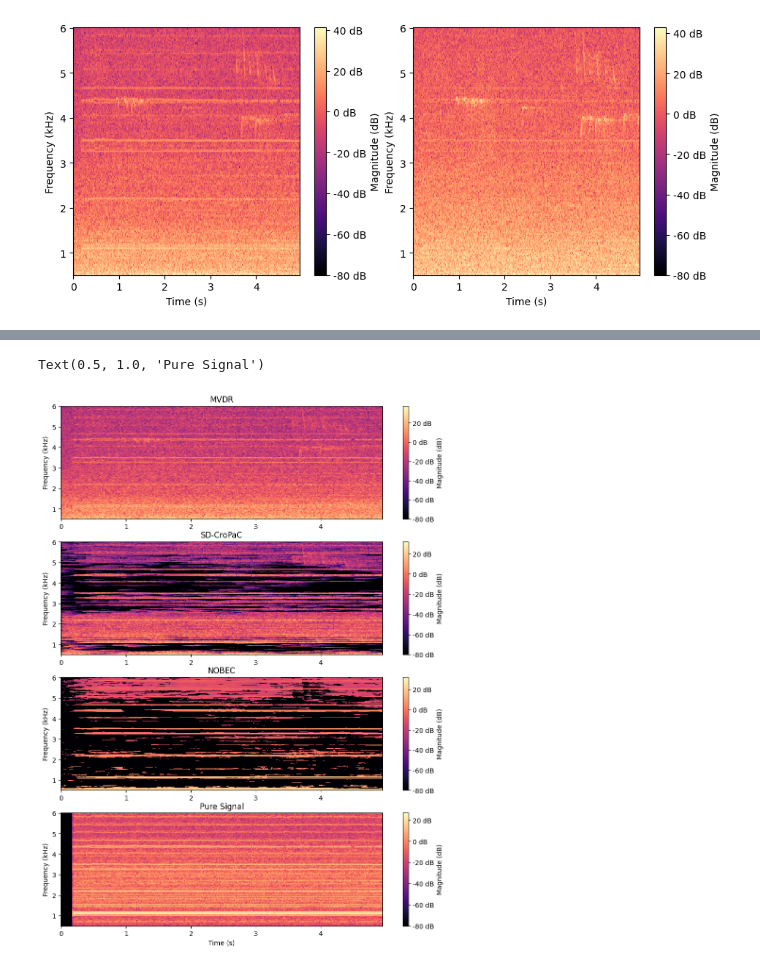
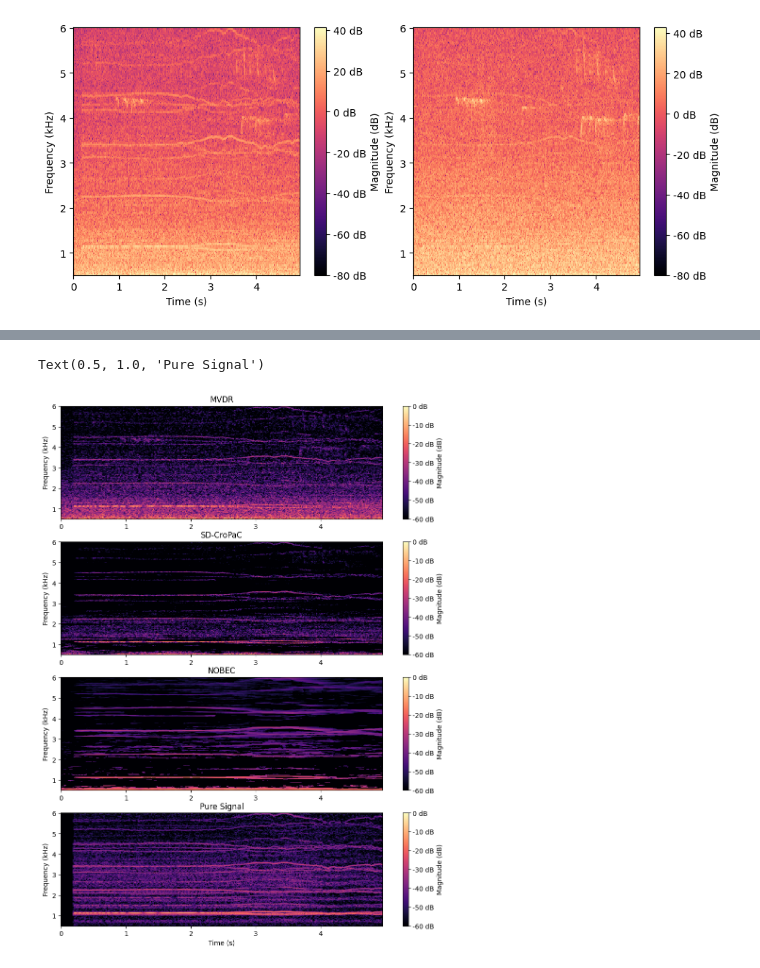
Before and after one commit to UnilK/dippa, a Jupyter notebook: experiments/algorithm_test.ipynb, the cells around one changed output, grey strips where cells are left out. Drawn from its saved outputs; the diff is of its cells as text; code cells hidden in the pictures.

Commit message:
graph doodling

```diff
--- a/experiments/algorithm_test.ipynb
+++ b/experiments/algorithm_test.ipynb
@@ -29,7 +29,7 @@ target_position = np.array([70, 0, 10])
 scene = scene_stationary(duration, sr, target_position)
 #target_sound = prepare_drone_audio(scene, sensor_array, "../samples/mavic4_steady.wav", duration, sr, db2lin(65-60))
 #target_sound = prepare_drone_audio(scene, sensor_array, "../samples/mini3_steady.wav", duration, sr, db2lin(58-60))
-target_sound = prepare_drone_audio(scene, sensor_array, "../samples/neo_steady.wav", duration, sr, db2lin(68-60))
+target_sound = prepare_drone_audio(scene, sensor_array, "../samples/neo_flight.wav", duration, sr, db2lin(68-60))
 
 audio = noise + target_sound
 
@@ -74,43 +74,45 @@ das_estimator = DAS_PSDE(params)
 ch0_estimator = CH0_PSDE(params)
 mvdr_estimator = MVDR_PSDE(params, db2lin(0))
 cropac_estimator = CroPaC_Gain(params)
-dobec_estimator = DOBEC_PSDE(params)
-nobec_estimator = NOBEC_PSDE(params, db2lin(0))
+dobec_estimator = DOBEC_PSDE(params, db2lin(-12))
+nobec_estimator = NOBEC_PSDE(params, db2lin(0), 0)
 
 Sx = np.array([compute_covariance_matrices(snap) for snap in snaps])
 Sx = fb_average(Sx, sensor_array.positions)
-smooth_Sx = time_average(Sx, smoothing_alpha(sr*0.125, step, 0.5))
+smooth_Sx = time_average(Sx, smoothing_alpha(sr*0.1, step, 0.5))
 
 ch0_psd = np.array([ch0_estimator.estimate_psd(s) for s in Sx])
 das_psd = np.array([das_estimator.estimate_psd(s) for s in Sx])
 mvdr_psd = np.array([mvdr_estimator.update_and_estimate(params, s) for s in Sx])
 cropac_gain = np.array([cropac_estimator.estimate_psd(s) for s in smooth_Sx])
 dobec_psd = np.array([dobec_estimator.estimate_psd(s) for s in smooth_Sx])
 nobec_psd = np.array([nobec_estimator.update_and_estimate(params, s) for s in smooth_Sx])
+
+noise_level = np.max(pow2db(ch0_psd))
 
 cropac_gain = time_average(cropac_gain, smoothing_alpha(sr*0.025, step, 0.5))
 cropac_psd = mvdr_psd * (cropac_gain**2)
 
 St = np.array([compute_covariance_matrices(snap) for snap in target_snaps])
 target_psd = np.array([das_estimator.estimate_psd(s) for s in St])
 
 psa = psd_to_sound(nobec_psd, das_snaps, window, tidx, validf)
 display(Audio(psa, rate=sr))
 
 fig = plt.figure(figsize=(fig_width, fig_width*1.3))
 ax3 = fig.add_subplot(411)
 ax5 = fig.add_subplot(412)
 ax6 = fig.add_subplot(413)
 ax8 = fig.add_subplot(414)
-plot_spectrogram(ax3, f, tidx/sr, pow2db(mvdr_psd).T, x_label=False)
-plot_spectrogram(ax5, f, tidx/sr, pow2db(cropac_psd).T, x_label=False)
-plot_spectrogram(ax6, f, tidx/sr, pow2db(nobec_psd).T, x_label=False)
-plot_spectrogram(ax8, f, tidx/sr, pow2db(target_psd).T)
+plot_spectrogram(ax3, f, tidx/sr, pow2db(mvdr_psd).T - noise_level, vmin=-60, vmax=0, x_label=False)
+plot_spectrogram(ax5, f, tidx/sr, pow2db(cropac_psd).T - noise_level, vmin=-60, vmax=0, x_label=False)
+plot_spectrogram(ax6, f, tidx/sr, pow2db(nobec_psd).T - noise_level, vmin=-60, vmax=0, x_label=False)
+plot_spectrogram(ax8, f, tidx/sr, pow2db(target_psd).T - noise_level, vmin=-60, vmax=0,)
 ax3.set_title("MVDR")
 ax5.set_title("SD-CroPaC")
 ax6.set_title("NOBEC")
 ax8.set_title("Pure Signal")
 # %% [output]
 [interactive output not drawn]
 Text(0.5, 1.0, 'Pure Signal')
-[figure, old version]
+[figure, new version]
```
Also changed, not shown: 3 other files.
